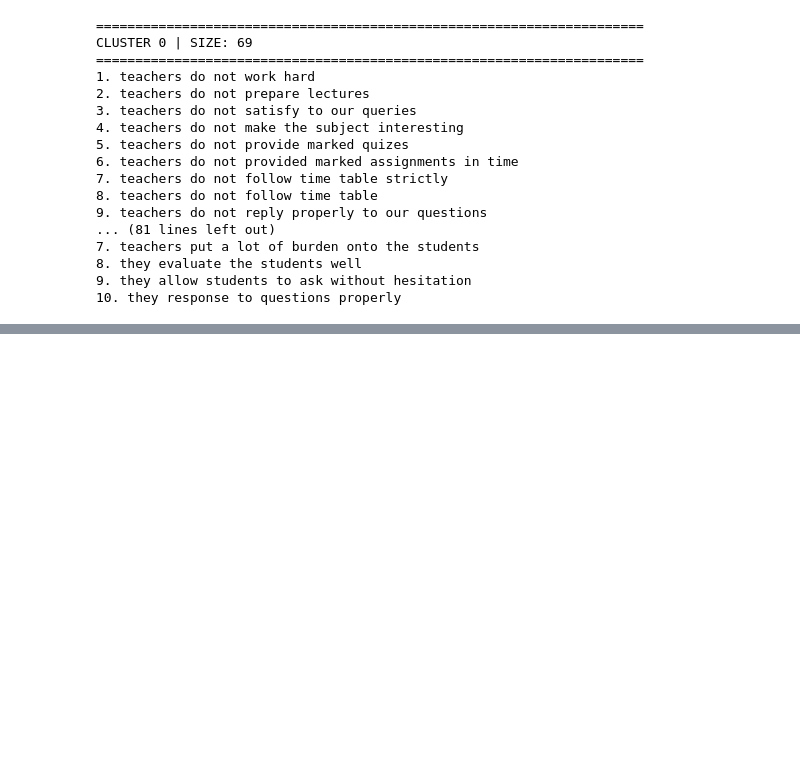
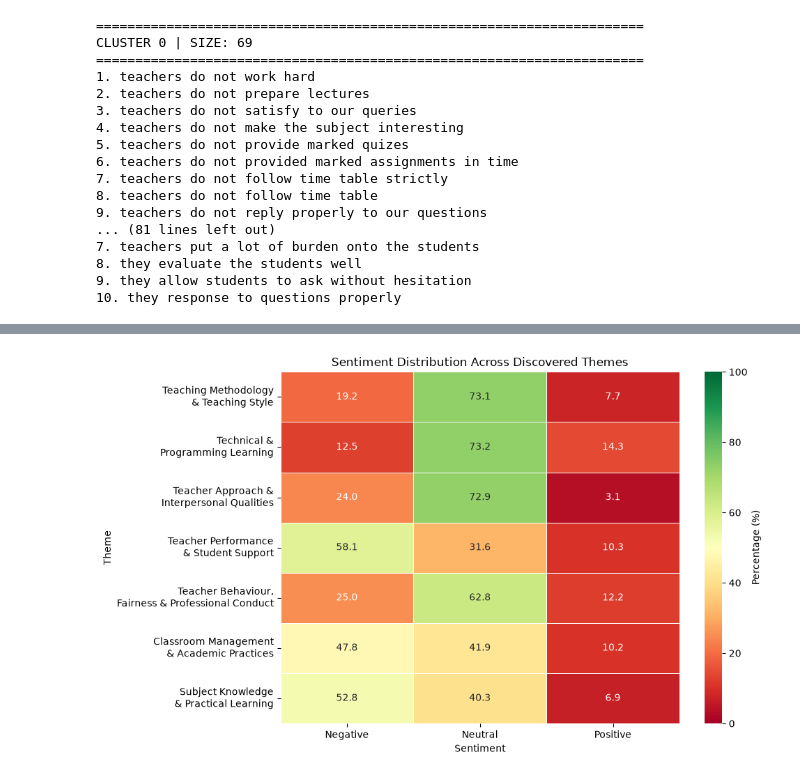
Before and after one commit to srushtisoni08/NLP-Feedback-Clustering, a Jupyter notebook: notebooks/05_comparison_evaluation.ipynb, the cells around one changed output, grey strips where cells are left out. Saved outputs shown, nothing was run; the diff lists cells and outputs as text; code cells hidden in the pictures; blank space fills up the shorter version.

```diff
--- a/notebooks/05_comparison_evaluation.ipynb
+++ b/notebooks/05_comparison_evaluation.ipynb
@@ -340,0 +847,52 @@ KeyError: 'sbert_cluster_7'
+# %%
+import matplotlib.pyplot as plt
+import seaborn as sns
+
+# Sentiment percentages by discovered theme
+sentiment_pct = pd.crosstab(
+    df_model["sbert_cluster_7"],
+    df_model["sentiments"],
+    normalize="index"
+) * 100
+
+# Rename sentiment columns
+sentiment_pct = sentiment_pct.rename(columns={
+    0: "Negative",
+    1: "Neutral",
+    2: "Positive"
+})
+
+# Rename clusters using your discovered themes
+theme_names = {
+    0: "Teaching Methodology\n& Teaching Style",
+    1: "Technical &\nProgramming Learning",
+    2: "Teacher Approach &\nInterpersonal Qualities",
+    3: "Teacher Performance\n& Student Support",
+    4: "Teacher Behaviour,\nFairness & Professional Conduct",
+    5: "Classroom Management\n& Academic Practices",
+    6: "Subject Knowledge\n& Practical Learning"
+}
+
+sentiment_pct.index = sentiment_pct.index.map(theme_names)
+
+plt.figure(figsize=(10, 6))
+
+sns.heatmap(
+    sentiment_pct,
+    annot=True,
+    fmt=".1f",
+    cmap="RdYlGn",
+    vmin=0,
+    vmax=100,
+    linewidths=0.5,
+    cbar_kws={"label": "Percentage (%)"}
+)
+
+plt.title("Sentiment Distribution Across Discovered Themes")
+plt.xlabel("Sentiment")
+plt.ylabel("Theme")
+
+plt.tight_layout()
+plt.show()
+# %% [output]
+[figure, added]
```
Also changed, not shown: parts of 21 cells of this notebook, 2 other files.
